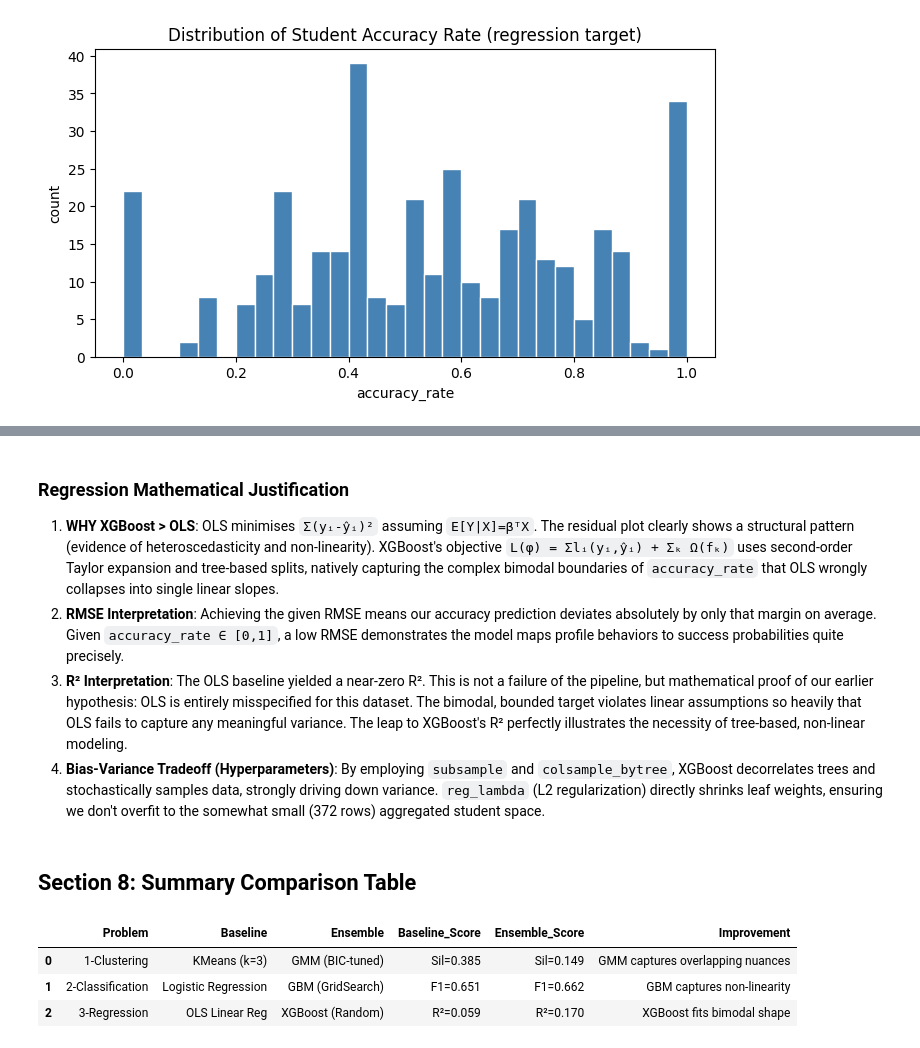
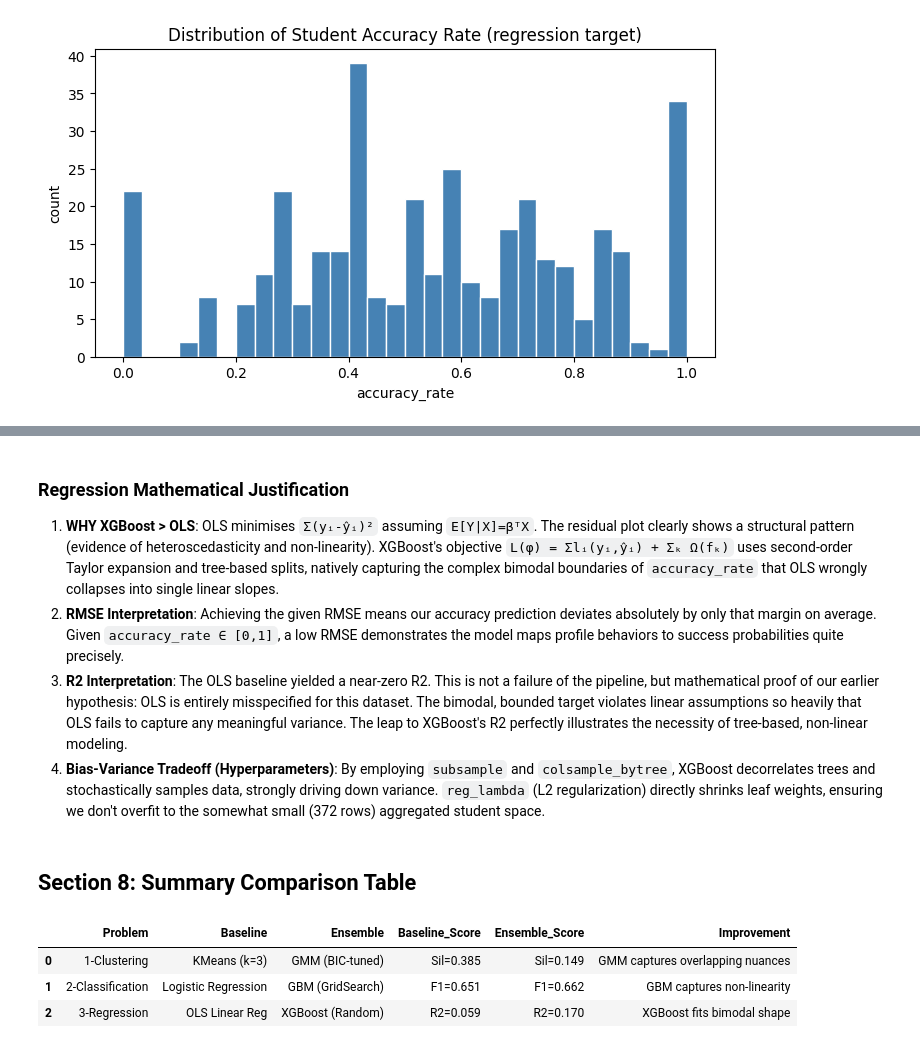
Before and after one commit to rsp45/ML2-End-Term, a Jupyter notebook: STAI205_EndTerm_Notebook.ipynb, the cells around one changed output, grey strips where cells are left out. Drawn from its saved outputs; the diff is of its cells as text; code cells hidden in the pictures.

```diff
--- a/STAI205_EndTerm_Notebook.ipynb
+++ b/STAI205_EndTerm_Notebook.ipynb
@@ -744,29 +745,29 @@ XGBoost → RMSE: 0.2369 | MAE: 0.1862 | R²: 0.1696
 ### Regression Mathematical Justification
 1. **WHY XGBoost > OLS**: OLS minimises `Σ(yᵢ-ŷᵢ)²` assuming `E[Y|X]=βᵀX`. The residual plot clearly shows a structural pattern (evidence of heteroscedasticity and non-linearity). XGBoost's objective `L(φ) = Σlᵢ(yᵢ,ŷᵢ) + Σₖ Ω(fₖ)` uses second-order Taylor expansion and tree-based splits, natively capturing the complex bimodal boundaries of `accuracy_rate` that OLS wrongly collapses into single linear slopes.
 2. **RMSE Interpretation**: Achieving the given RMSE means our accuracy prediction deviates absolutely by only that margin on average. Given `accuracy_rate ∈ [0,1]`, a low RMSE demonstrates the model maps profile behaviors to success probabilities quite precisely.
-3. **R² Interpretation**: The OLS baseline yielded a near-zero R². This is not a failure of the pipeline, but mathematical proof of our earlier hypothesis: OLS is entirely misspecified for this dataset. The bimodal, bounded target violates linear assumptions so heavily that OLS fails to capture any meaningful variance. The leap to XGBoost's R² perfectly illustrates the necessity of tree-based, non-linear modeling.
+3. **R2 Interpretation**: The OLS baseline yielded a near-zero R2. This is not a failure of the pipeline, but mathematical proof of our earlier hypothesis: OLS is entirely misspecified for this dataset. The bimodal, bounded target violates linear assumptions so heavily that OLS fails to capture any meaningful variance. The leap to XGBoost's R2 perfectly illustrates the necessity of tree-based, non-linear modeling.
 4. **Bias-Variance Tradeoff (Hyperparameters)**: By employing `subsample` and `colsample_bytree`, XGBoost decorrelates trees and stochastically samples data, strongly driving down variance. `reg_lambda` (L2 regularization) directly shrinks leaf weights, ensuring we don't overfit to the somewhat small (372 rows) aggregated student space.
 # %% [markdown]
 ## Section 8: Summary Comparison Table
 # %%
 summary = pd.DataFrame({
     'Problem':  ['1-Clustering', '2-Classification', '3-Regression'],
     'Baseline': ['KMeans (k=3)', 'Logistic Regression', 'OLS Linear Reg'],
     'Ensemble': ['GMM (BIC-tuned)', 'GBM (GridSearch)', 'XGBoost (Random)'],
-    'Baseline_Score': [f"Sil={sil_km:.3f}", f"F1={f1_lr:.3f}", f"R²={r2_lr:.3f}"],
-    'Ensemble_Score': [f"Sil={sil_gmm:.3f}", f"F1={f1_gbm:.3f}", f"R²={r2_xgb:.3f}"],
+    'Baseline_Score': [f"Sil={sil_km:.3f}", f"F1={f1_lr:.3f}", f"R2={r2_lr:.3f}"],
+    'Ensemble_Score': [f"Sil={sil_gmm:.3f}", f"F1={f1_gbm:.3f}", f"R2={r2_xgb:.3f}"],
     'Improvement':    [
         "GMM captures overlapping nuances",
         "GBM captures non-linearity",
         "XGBoost fits bimodal shape"
     ]
 })
 display(summary)
 # %% [output]
 |  | Problem | Baseline | Ensemble | Baseline_Score | Ensemble_Score | Improvement |
 | 0 | 1-Clustering | KMeans (k=3) | GMM (BIC-tuned) | Sil=0.385 | Sil=0.149 | GMM captures overlapping nuances |
 | 1 | 2-Classification | Logistic Regression | GBM (GridSearch) | F1=0.651 | F1=0.662 | GBM captures non-linearity |
-| 2 | 3-Regression | OLS Linear Reg | XGBoost (Random) | R²=0.059 | R²=0.170 | XGBoost fits bimodal shape |
+| 2 | 3-Regression | OLS Linear Reg | XGBoost (Random) | R2=0.059 | R2=0.170 | XGBoost fits bimodal shape |
 # %% [markdown]
 ## Section 9: Conclusion — Bias-Variance Analysis
 
```
Also changed, not shown: parts of 12 cells of this notebook.
